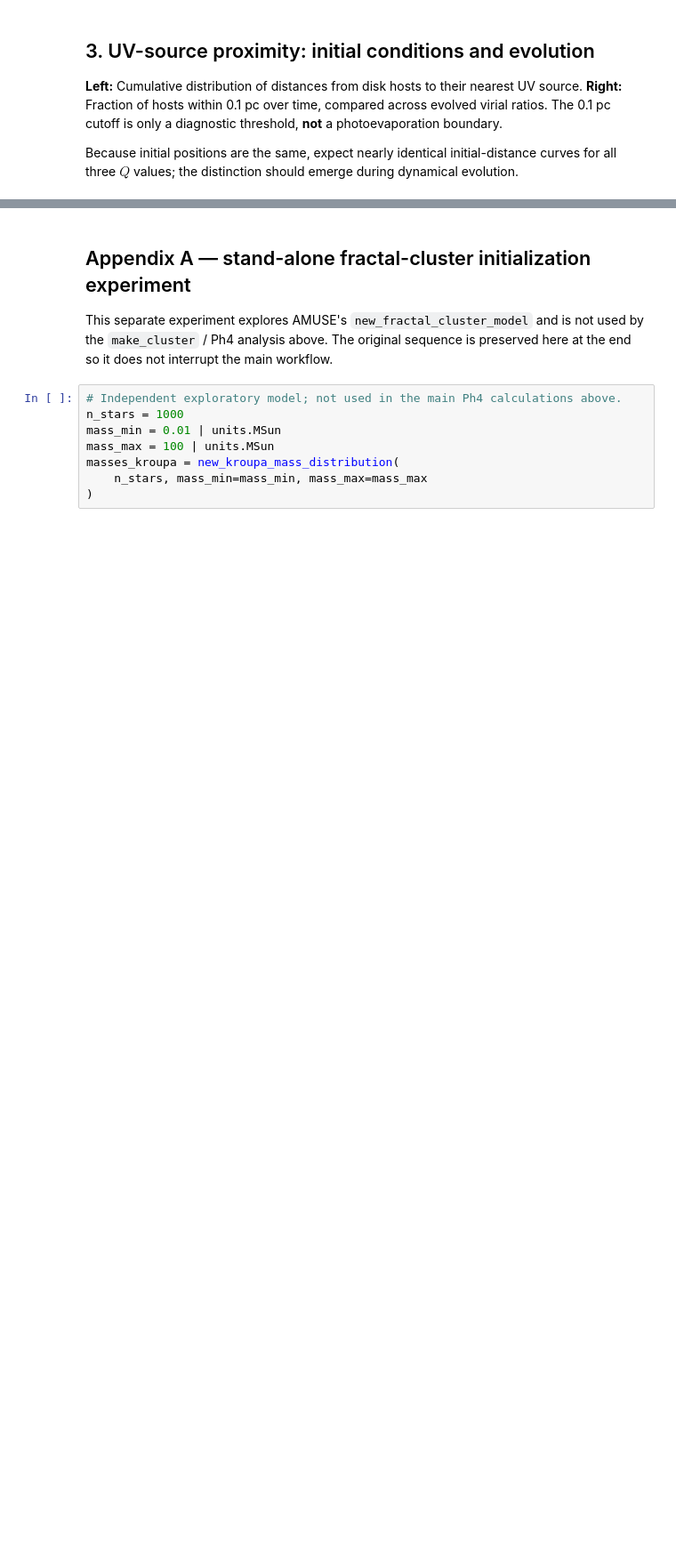
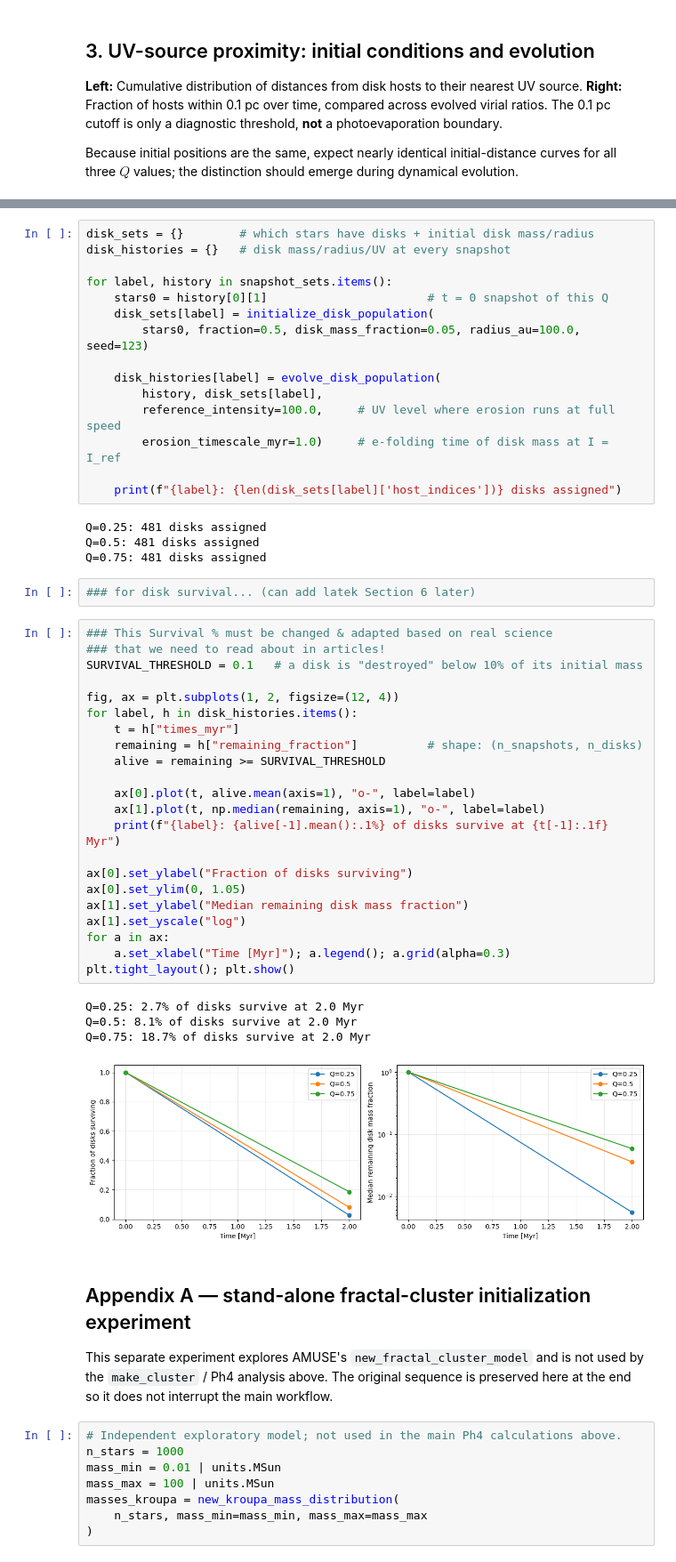
Before and after one commit to sapounas20/AMUSE_project, a Jupyter notebook: Clustering_reorganized.ipynb, the cells around one changed output, grey strips where cells are left out. Shown at 89% size. Saved outputs shown, nothing was run; the diff lists cells and outputs as text; blank space fills up the shorter version.

```diff
--- a/Clustering_reorganized.ipynb
+++ b/Clustering_reorganized.ipynb
@@ -193,5 +202,53 @@ We create **one numerical disk per selected low-mass host**, stored as its initi
 
 `add_disks()` in `make_disks.py` can separately generate physical gas particles for demonstration, but those are **not** being evolved by the toy model below.
+# %%
+disk_sets = {}        # which stars have disks + initial disk mass/radius
+disk_histories = {}   # disk mass/radius/UV at every snapshot
+
+for label, history in snapshot_sets.items():
+    stars0 = history[0][1]                       # t = 0 snapshot of this Q
+    disk_sets[label] = initialize_disk_population(
+        stars0, fraction=0.5, disk_mass_fraction=0.05, radius_au=100.0, seed=123)
+
+    disk_histories[label] = evolve_disk_population(
+        history, disk_sets[label],
+        reference_intensity=100.0,     # UV level where erosion runs at full speed
+        erosion_timescale_myr=1.0)     # e-folding time of disk mass at I = I_ref
+
+    print(f"{label}: {len(disk_sets[label]['host_indices'])} disks assigned")
+# %% [output]
+Q=0.25: 481 disks assigned
+Q=0.5: 481 disks assigned
+Q=0.75: 481 disks assigned
+# %%
+### for disk survival... (can add latek Section 6 later)
+# %%
+### This Survival % must be changed & adapted based on real science
+### that we need to read about in articles!
+SURVIVAL_THRESHOLD = 0.1   # a disk is "destroyed" below 10% of its initial mass
+
+fig, ax = plt.subplots(1, 2, figsize=(12, 4))
+for label, h in disk_histories.items():
+    t = h["times_myr"]
+    remaining = h["remaining_fraction"]          # shape: (n_snapshots, n_disks)
+    alive = remaining >= SURVIVAL_THRESHOLD
+
+    ax[0].plot(t, alive.mean(axis=1), "o-", label=label)
+    ax[1].plot(t, np.median(remaining, axis=1), "o-", label=label)
+    print(f"{label}: {alive[-1].mean():.1%} of disks survive at {t[-1]:.1f} Myr")
+
+ax[0].set_ylabel("Fraction of disks surviving")
+ax[0].set_ylim(0, 1.05)
+ax[1].set_ylabel("Median remaining disk mass fraction")
+ax[1].set_yscale("log")
+for a in ax:
+    a.set_xlabel("Time [Myr]"); a.legend(); a.grid(alpha=0.3)
+plt.tight_layout(); plt.show()
+# %% [output]
+Q=0.25: 2.7% of disks survive at 2.0 Myr
+Q=0.5: 8.1% of disks survive at 2.0 Myr
+Q=0.75: 18.7% of disks survive at 2.0 Myr
+[figure, added]
 # %% [markdown]
 
 ## Appendix A — stand-alone fractal-cluster initialization experiment
```
Also changed, not shown: parts of 10 cells of this notebook.
